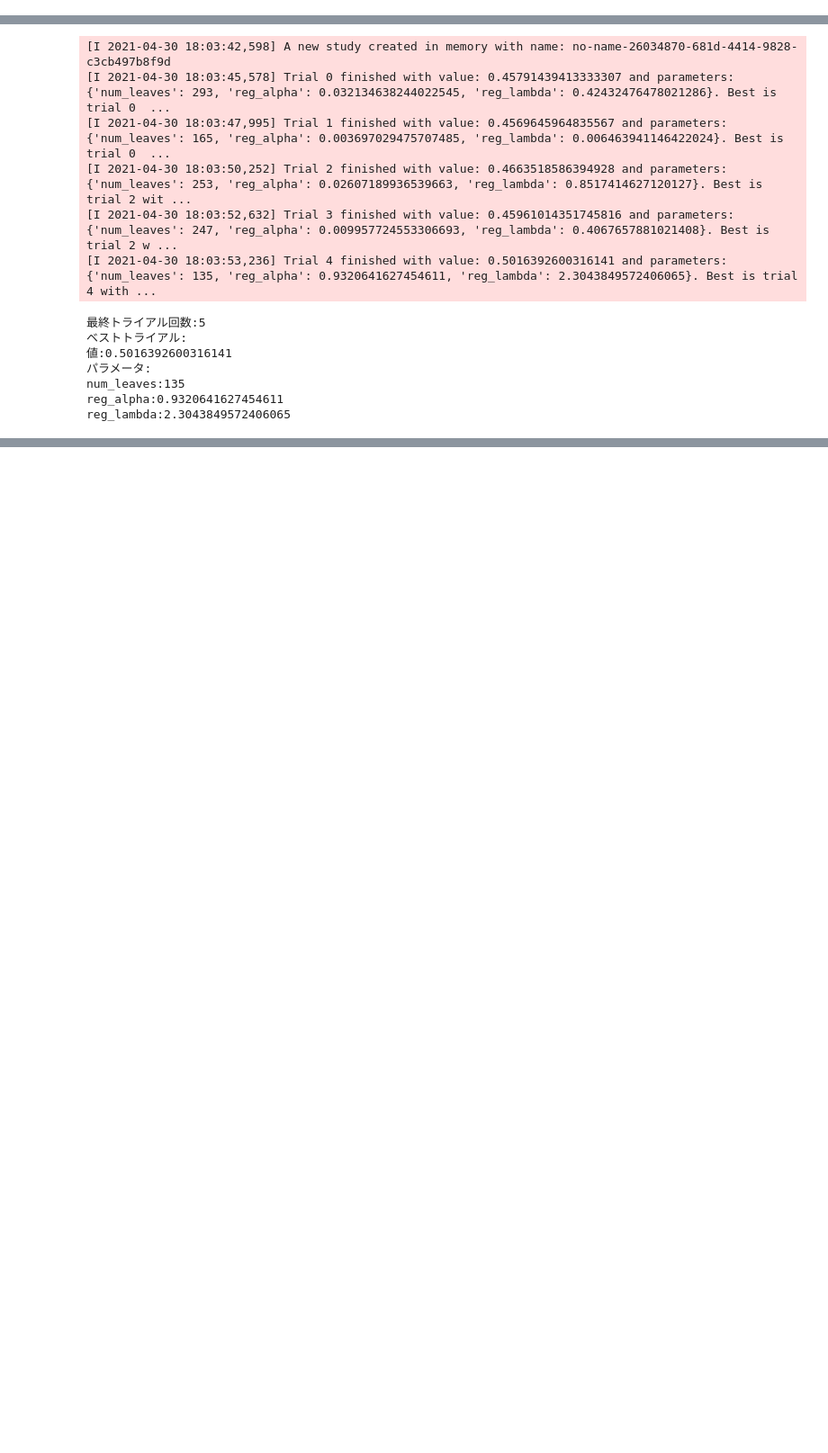
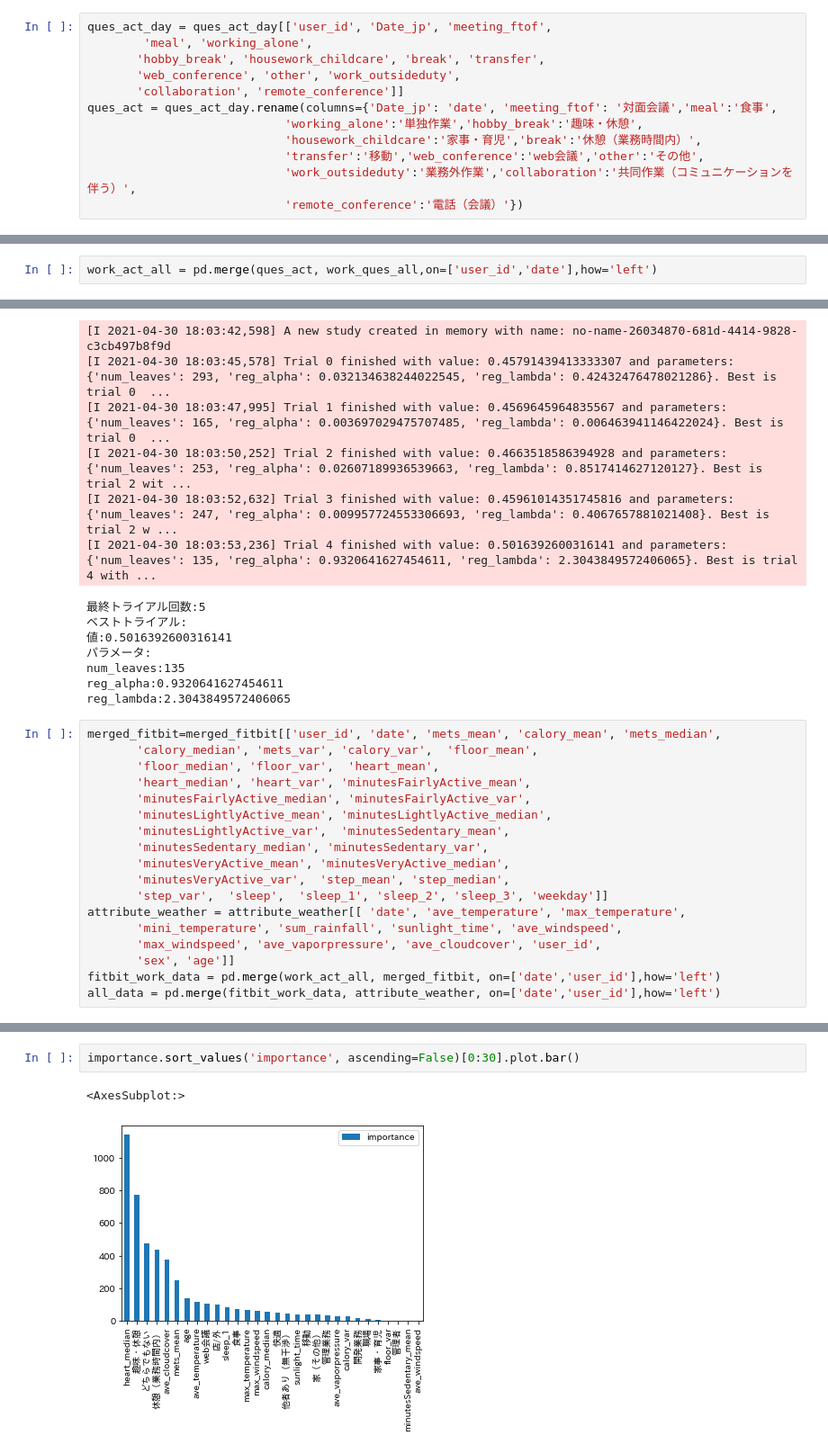
Before and after one commit to yusukennn/research_mental_prediction, a Jupyter notebook: code/analyse/analyse_all_data.ipynb, the cells around one changed output, grey strips where cells are left out. Shown at 90% size. Cells and saved outputs as stored; diff of their text form; blank space fills up the shorter version.

```diff
--- a/code/analyse/analyse_all_data.ipynb
+++ b/code/analyse/analyse_all_data.ipynb
@@ -451,0 +452,12 @@ merged_act
+# %%
+ques_act_day = ques_act_day[['user_id', 'Date_jp', 'meeting_ftof',
+        'meal', 'working_alone',
+       'hobby_break', 'housework_childcare', 'break', 'transfer',
+       'web_conference', 'other', 'work_outsideduty',
+       'collaboration', 'remote_conference']]
+ques_act = ques_act_day.rename(columns={'Date_jp': 'date', 'meeting_ftof': '対面会議','meal':'食事',
+                            'working_alone':'単独作業','hobby_break':'趣味・休憩',
+                            'housework_childcare':'家事・育児','break':'休憩（業務時間内）',
+                            'transfer':'移動','web_conference':'web会議','other':'その他',
+                            'work_outsideduty':'業務外作業','collaboration':'共同作業（コミュニケーションを伴う）',
+                            'remote_conference':'電話（会議）'})
@@ -452,3 +468,5 @@ merged_act
+# %%
+work_act_all = pd.merge(ques_act, work_ques_all,on=['user_id','date'],how='left')
 # %%
 from sklearn.metrics import confusion_matrix
 def conf_mat(y_test, y_pred):
@@ -648,3 +672,21 @@ for key, value in trial.params.items():
 num_leaves:135
 reg_alpha:0.9320641627454611
 reg_lambda:2.3043849572406065
+# %%
+merged_fitbit=merged_fitbit[['user_id', 'date', 'mets_mean', 'calory_mean', 'mets_median',
+       'calory_median', 'mets_var', 'calory_var',  'floor_mean',
+       'floor_median', 'floor_var',  'heart_mean',
+       'heart_median', 'heart_var', 'minutesFairlyActive_mean',
+       'minutesFairlyActive_median', 'minutesFairlyActive_var',
+       'minutesLightlyActive_mean', 'minutesLightlyActive_median',
+       'minutesLightlyActive_var',  'minutesSedentary_mean',
+       'minutesSedentary_median', 'minutesSedentary_var',
+       'minutesVeryActive_mean', 'minutesVeryActive_median',
+       'minutesVeryActive_var',  'step_mean', 'step_median',
+       'step_var',  'sleep',  'sleep_1', 'sleep_2', 'sleep_3', 'weekday']]
+attribute_weather = attribute_weather[[ 'date', 'ave_temperature', 'max_temperature',
+       'mini_temperature', 'sum_rainfall', 'sunlight_time', 'ave_windspeed',
+       'max_windspeed', 'ave_vaporpressure', 'ave_cloudcover', 'user_id',
+       'sex', 'age']]
+fitbit_work_data = pd.merge(work_act_all, merged_fitbit, on=['date','user_id'],how='left')
+all_data = pd.merge(fitbit_work_data, attribute_weather, on=['date','user_id'],how='left')
@@ -650,0 +1109,5 @@ reg_lambda:2.3043849572406065
+# %%
+importance.sort_values('importance', ascending=False)[0:30].plot.bar()
+# %% [output]
+<AxesSubplot:>
+[figure, added]
```
Also changed, not shown: parts of 14 cells of this notebook, 2 other files.
